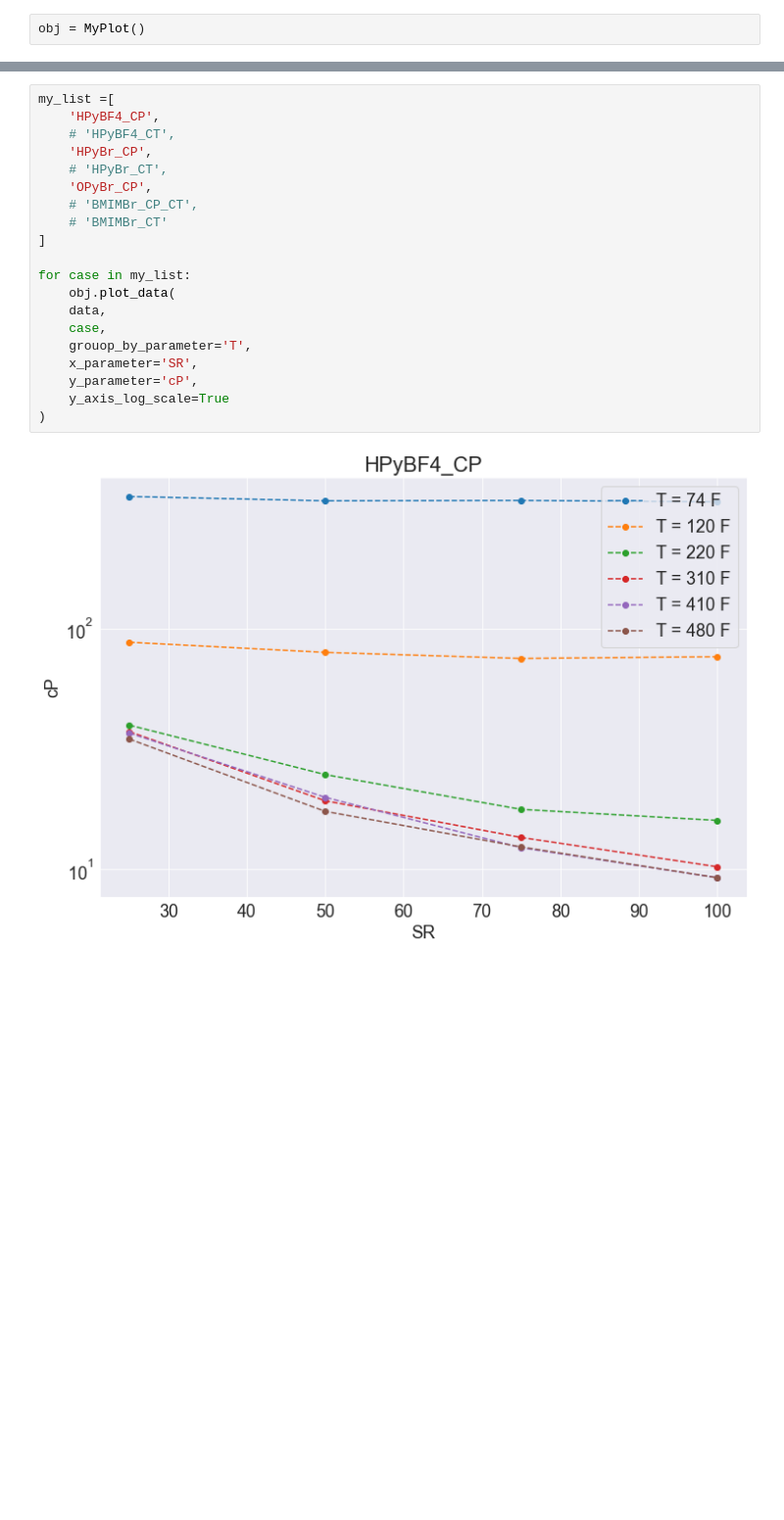
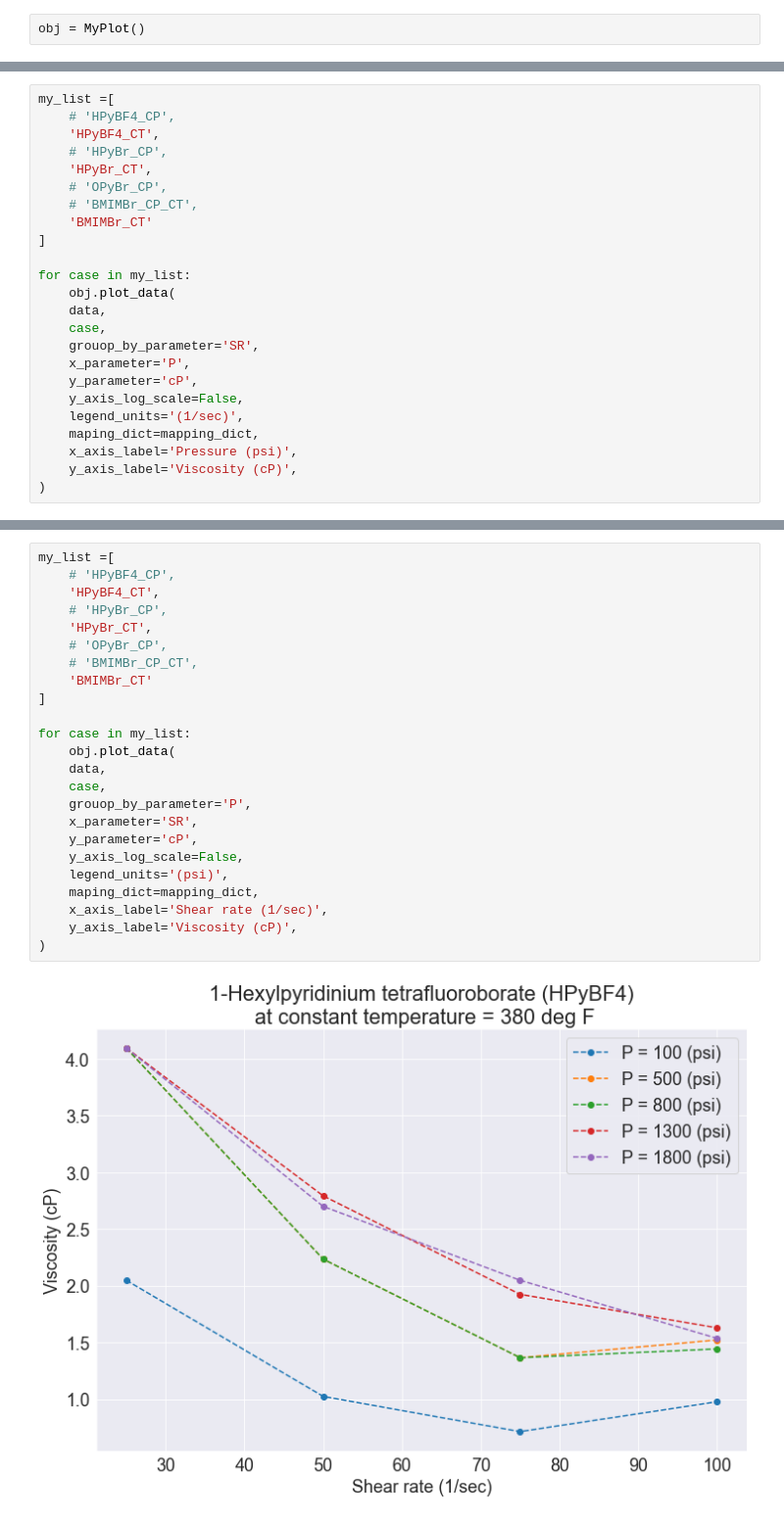
Before and after one commit to Atashnezhad/hpht, a Jupyter notebook: P02.ipynb, the cells around one changed output, grey strips where cells are left out. Shown at 98% size. Saved outputs shown, nothing was run; the diff lists cells and outputs as text; blank space fills up the shorter version.

```diff
--- a/P02.ipynb
+++ b/P02.ipynb
@@ -116,0 +181,24 @@ for case in my_list:
+# %%
+my_list =[
+    # 'HPyBF4_CP',
+    'HPyBF4_CT',
+    # 'HPyBr_CP',
+    'HPyBr_CT',
+    # 'OPyBr_CP',
+    # 'BMIMBr_CP_CT',
+    'BMIMBr_CT'
+]
+
+for case in my_list:
+    obj.plot_data(
+    data,
+    case,
+    grouop_by_parameter='SR',
+    x_parameter='P',
+    y_parameter='cP',
+    y_axis_log_scale=False,
+    legend_units='(1/sec)',
+    maping_dict=mapping_dict,
+    x_axis_label='Pressure (psi)',
+    y_axis_label='Viscosity (cP)',
+)
@@ -117,22 +209,26 @@ for case in my_list:
 # %%
 my_list =[
-    'HPyBF4_CP',
-    # 'HPyBF4_CT',
-    'HPyBr_CP',
-    # 'HPyBr_CT',
-    'OPyBr_CP',
+    # 'HPyBF4_CP',
+    'HPyBF4_CT',
+    # 'HPyBr_CP',
+    'HPyBr_CT',
+    # 'OPyBr_CP',
     # 'BMIMBr_CP_CT',
-    # 'BMIMBr_CT'
+    'BMIMBr_CT'
 ]
 
 for case in my_list:
     obj.plot_data(
     data,
     case,
-    grouop_by_parameter='T',
+    grouop_by_parameter='P',
     x_parameter='SR',
     y_parameter='cP',
-    y_axis_log_scale=True
+    y_axis_log_scale=False,
+    legend_units='(psi)',
+    maping_dict=mapping_dict,
+    x_axis_label='Shear rate (1/sec)',
+    y_axis_label='Viscosity (cP)',
 )
 # %% [output]
-[figure, old version]
+[figure, new version]
```
Also changed, not shown: parts of 12 cells of this notebook.
